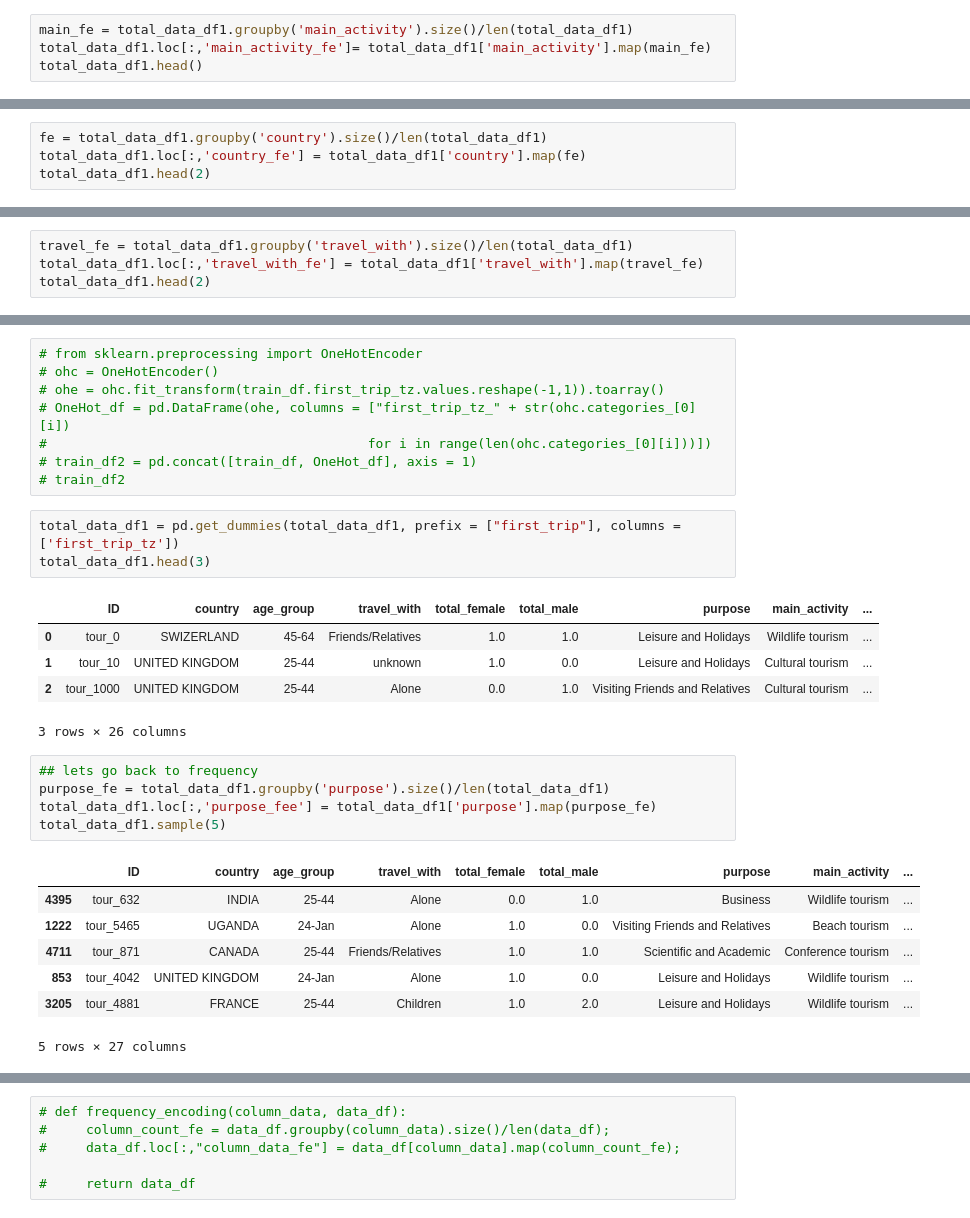
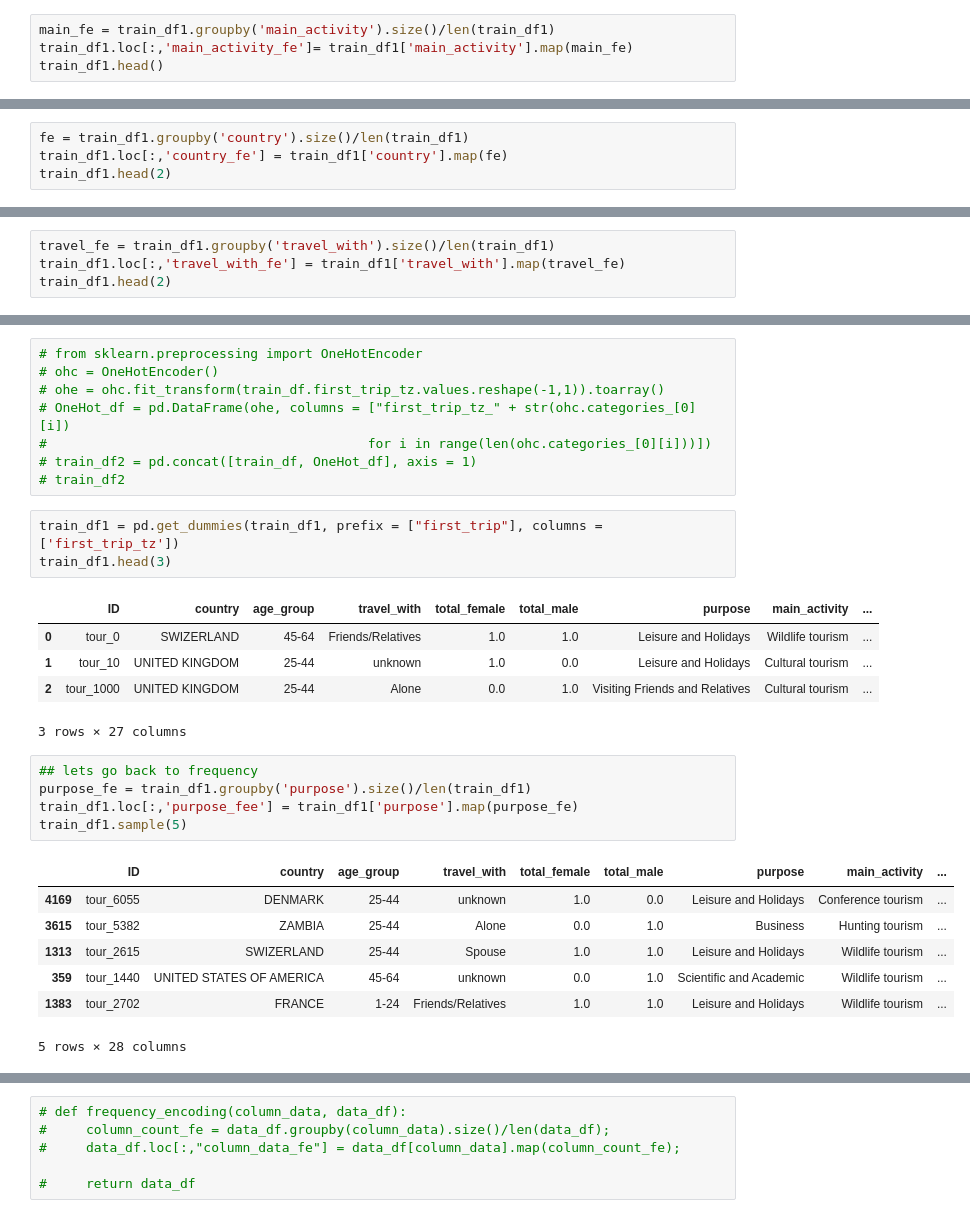
Before and after one commit to phelly/publicAPIs, a Jupyter notebook: Tourist Prediction Expenditure while in TZ .ipynb, the cells around one changed output, grey strips where cells are left out. Saved outputs shown, nothing was run; the diff lists cells and outputs as text.

```diff
--- a/Tourist Prediction Expenditure while in TZ .ipynb
+++ b/Tourist Prediction Expenditure while in TZ .ipynb
@@ -313,8 +327,8 @@ Diving and Sport Fishing      15
 Name: main_activity, dtype: int64
 # %%
-main_fe = total_data_df1.groupby('main_activity').size()/len(total_data_df1)
-total_data_df1.loc[:,'main_activity_fe']= total_data_df1['main_activity'].map(main_fe)
-total_data_df1.head()
+main_fe = train_df1.groupby('main_activity').size()/len(train_df1)
+train_df1.loc[:,'main_activity_fe']= train_df1['main_activity'].map(main_fe)
+train_df1.head()
 # %% [output]
 |  | ID | country | age_group | travel_with | total_female | total_male | purpose | main_activity | ... |
 | 0 | tour_0 | SWIZERLAND | 45-64 | Friends/Relatives | 1.0 | 1.0 | Leisure and Holidays | Wildlife tourism | ... |
@@ -326,7 +340,7 @@ total_data_df1.head()
 # %%
-fe = total_data_df1.groupby('country').size()/len(total_data_df1)
-total_data_df1.loc[:,'country_fe'] = total_data_df1['country'].map(fe)
-total_data_df1.head(2)
+fe = train_df1.groupby('country').size()/len(train_df1)
+train_df1.loc[:,'country_fe'] = train_df1['country'].map(fe)
+train_df1.head(2)
 # %% [output]
 |  | ID | country | age_group | travel_with | total_female | total_male | purpose | main_activity | ... |
 | 0 | tour_0 | SWIZERLAND | 45-64 | Friends/Relatives | 1.0 | 1.0 | Leisure and Holidays | Wildlife tourism | ... |
@@ -335,7 +349,7 @@ total_data_df1.head(2)
 # %%
-travel_fe = total_data_df1.groupby('travel_with').size()/len(total_data_df1)
-total_data_df1.loc[:,'travel_with_fe'] = total_data_df1['travel_with'].map(travel_fe)
-total_data_df1.head(2)
+travel_fe = train_df1.groupby('travel_with').size()/len(train_df1)
+train_df1.loc[:,'travel_with_fe'] = train_df1['travel_with'].map(travel_fe)
+train_df1.head(2)
 # %% [output]
 |  | ID | country | age_group | travel_with | total_female | total_male | purpose | main_activity | ... |
 | 0 | tour_0 | SWIZERLAND | 45-64 | Friends/Relatives | 1.0 | 1.0 | Leisure and Holidays | Wildlife tourism | ... |
@@ -353,25 +367,25 @@ total_data_df1.head(2)
 # train_df2 = pd.concat([train_df, OneHot_df], axis = 1)
 # train_df2
 # %%
-total_data_df1 = pd.get_dummies(total_data_df1, prefix = ["first_trip"], columns = ['first_trip_tz'])
-total_data_df1.head(3)
+train_df1 = pd.get_dummies(train_df1, prefix = ["first_trip"], columns = ['first_trip_tz'])
+train_df1.head(3)
 # %% [output]
 |  | ID | country | age_group | travel_with | total_female | total_male | purpose | main_activity | ... |
 | 0 | tour_0 | SWIZERLAND | 45-64 | Friends/Relatives | 1.0 | 1.0 | Leisure and Holidays | Wildlife tourism | ... |
 | 1 | tour_10 | UNITED KINGDOM | 25-44 | unknown | 1.0 | 0.0 | Leisure and Holidays | Cultural tourism | ... |
 | 2 | tour_1000 | UNITED KINGDOM | 25-44 | Alone | 0.0 | 1.0 | Visiting Friends and Relatives | Cultural tourism | ... |
-3 rows × 26 columns
+3 rows × 27 columns
 # %%
 ## lets go back to frequency
-purpose_fe = total_data_df1.groupby('purpose').size()/len(total_data_df1)
-total_data_df1.loc[:,'purpose_fee'] = total_data_df1['purpose'].map(purpose_fe)
-total_data_df1.sample(5)
+purpose_fe = train_df1.groupby('purpose').size()/len(train_df1)
+train_df1.loc[:,'purpose_fee'] = train_df1['purpose'].map(purpose_fe)
+train_df1.sample(5)
 # %% [output]
 |  | ID | country | age_group | travel_with | total_female | total_male | purpose | main_activity | ... |
-| 4395 | tour_632 | INDIA | 25-44 | Alone | 0.0 | 1.0 | Business | Wildlife tourism | ... |
-| 1222 | tour_5465 | UGANDA | 24-Jan | Alone | 1.0 | 0.0 | Visiting Friends and Relatives | Beach tourism | ... |
-| 4711 | tour_871 | CANADA | 25-44 | Friends/Relatives | 1.0 | 1.0 | Scientific and Academic | Conference tourism | ... |
-| 853 | tour_4042 | UNITED KINGDOM | 24-Jan | Alone | 1.0 | 0.0 | Leisure and Holidays | Wildlife tourism | ... |
-| 3205 | tour_4881 | FRANCE | 25-44 | Children | 1.0 | 2.0 | Leisure and Holidays | Wildlife tourism | ... |
+| 4169 | tour_6055 | DENMARK | 25-44 | unknown | 1.0 | 0.0 | Leisure and Holidays | Conference tourism | ... |
+| 3615 | tour_5382 | ZAMBIA | 25-44 | Alone | 0.0 | 1.0 | Business | Hunting tourism | ... |
+| 1313 | tour_2615 | SWIZERLAND | 25-44 | Spouse | 1.0 | 1.0 | Leisure and Holidays | Wildlife tourism | ... |
+| 359 | tour_1440 | UNITED STATES OF AMERICA | 45-64 | unknown | 0.0 | 1.0 | Scientific and Academic | Wildlife tourism | ... |
+| 1383 | tour_2702 | FRANCE | 1-24 | Friends/Relatives | 1.0 | 1.0 | Leisure and Holidays | Wildlife tourism | ... |
-5 rows × 27 columns
+5 rows × 28 columns
 # %%
```
Also changed, not shown: parts of 37 cells of this notebook.
